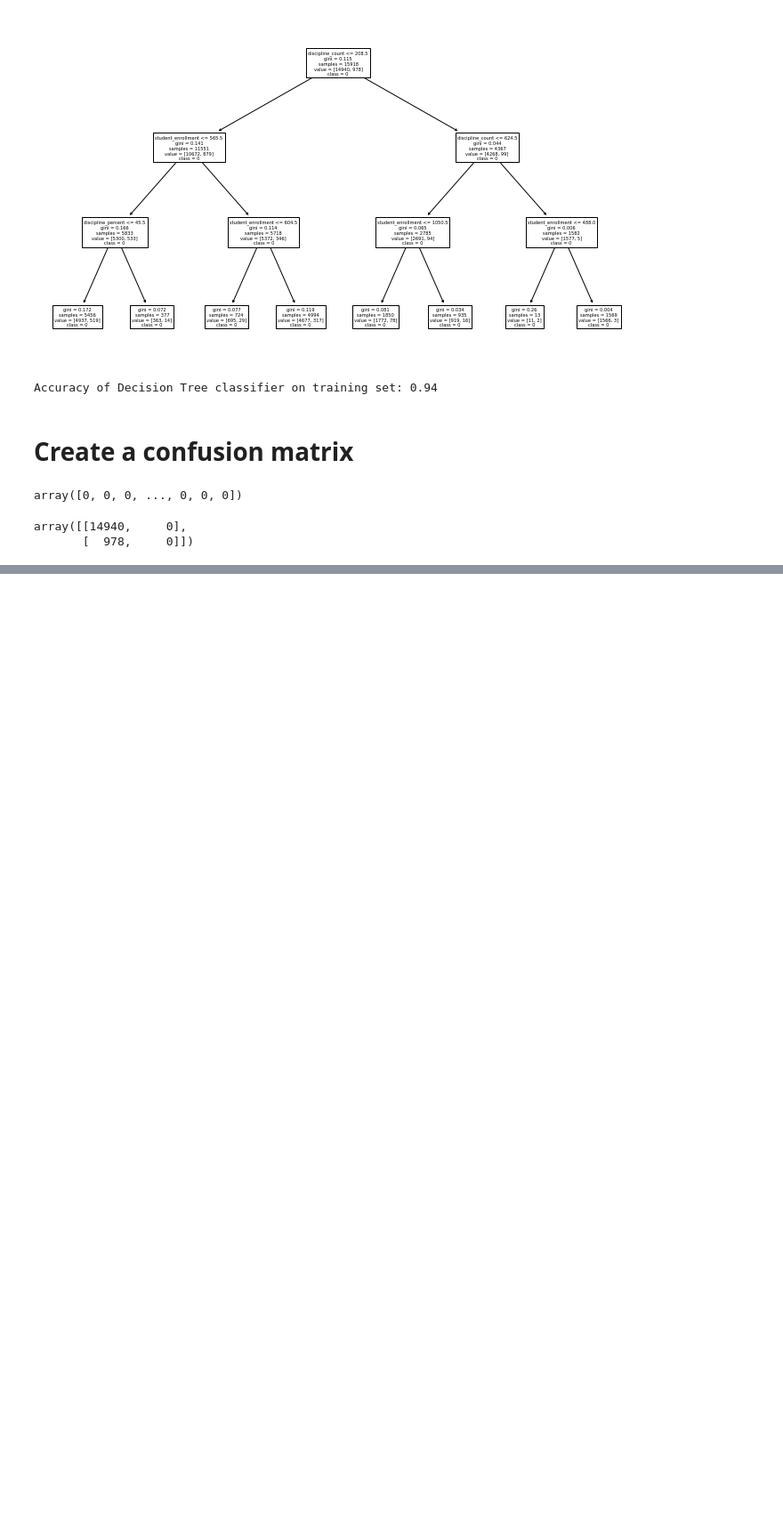
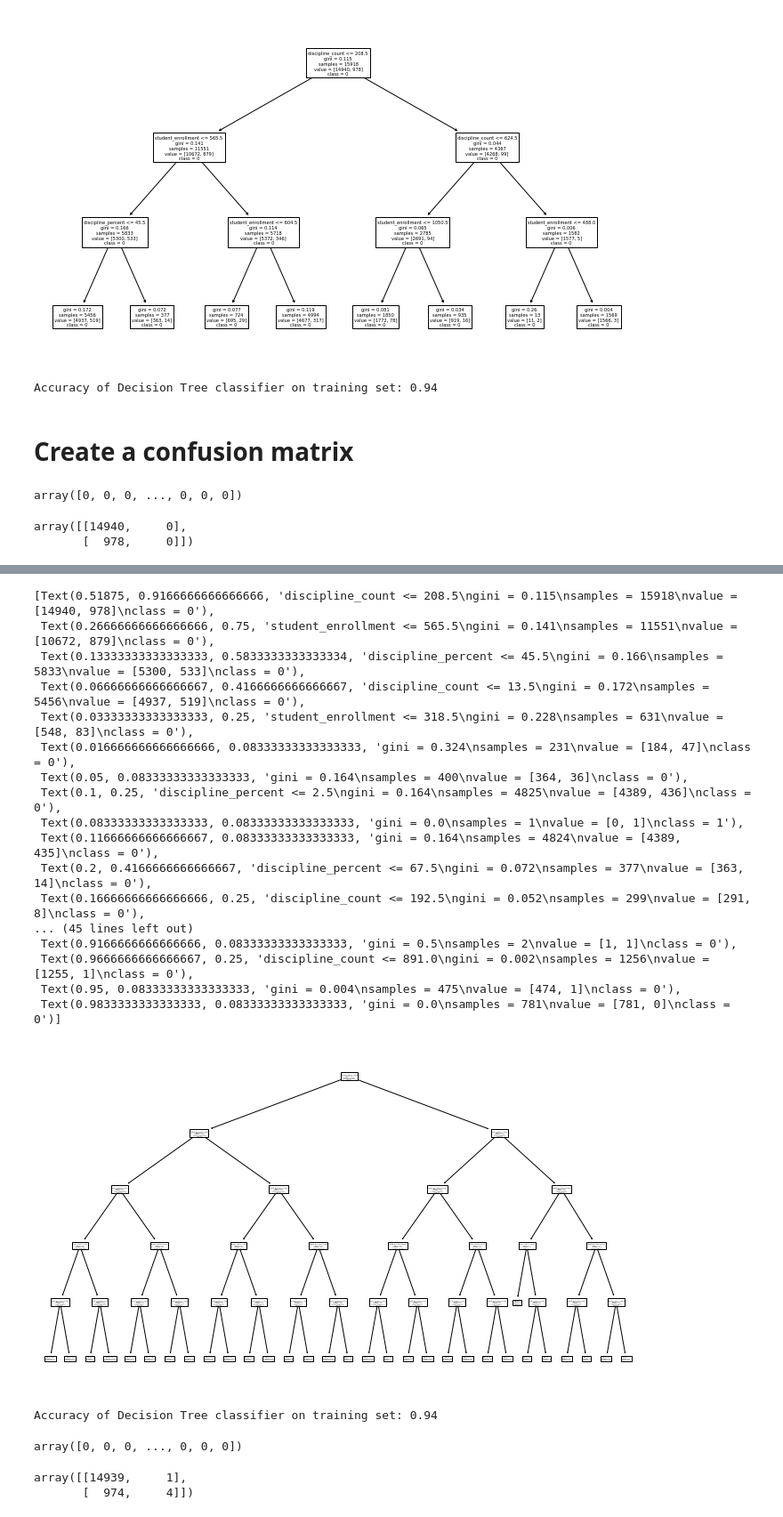
Before and after one commit to raedownen/independent_classification, a Jupyter notebook: notebook.ipynb, the cells around one changed output, grey strips where cells are left out. Shown at 89% size. Cells and saved outputs as stored; diff of their text form; code cells hidden in the pictures; blank space fills up the shorter version.

```diff
--- a/notebook.ipynb
+++ b/notebook.ipynb
@@ -691,0 +795,8 @@ weighted avg       0.88      0.94      0.91     15918
+# %%
+# Create the decision tree object and specify hyperparams
+tree5 = DecisionTreeClassifier(max_depth = 5, random_state=123)
+# %%
+tree5.fit(X_train_scaled, y_train)
+
+# Rudimentary visualization of model structure
+print(export_text(tree5, feature_names=X_train_scaled.columns.tolist()))
@@ -691,0 +821,24 @@ weighted avg       0.88      0.94      0.91     15918
+# %%
+# Visualize the tree
+plt.figure(figsize=(12, 7))
+plot_tree(tree5, feature_names=X_train_scaled.columns, class_names=tree5.classes_.astype(str))
+#plt.show()
+# %% [output]
+[Text(0.51875, 0.9166666666666666, 'discipline_count <= 208.5\ngini = 0.115\nsamples = 15918\nvalue = [14940, 978]\nclass = 0'),
+ Text(0.26666666666666666, 0.75, 'student_enrollment <= 565.5\ngini = 0.141\nsamples = 11551\nvalue = [10672, 879]\nclass = 0'),
+ Text(0.13333333333333333, 0.5833333333333334, 'discipline_percent <= 45.5\ngini = 0.166\nsamples = 5833\nvalue = [5300, 533]\nclass = 0'),
+ Text(0.06666666666666667, 0.4166666666666667, 'discipline_count <= 13.5\ngini = 0.172\nsamples = 5456\nvalue = [4937, 519]\nclass = 0'),
+ Text(0.03333333333333333, 0.25, 'student_enrollment <= 318.5\ngini = 0.228\nsamples = 631\nvalue = [548, 83]\nclass = 0'),
+ Text(0.016666666666666666, 0.08333333333333333, 'gini = 0.324\nsamples = 231\nvalue = [184, 47]\nclass = 0'),
+ Text(0.05, 0.08333333333333333, 'gini = 0.164\nsamples = 400\nvalue = [364, 36]\nclass = 0'),
+ Text(0.1, 0.25, 'discipline_percent <= 2.5\ngini = 0.164\nsamples = 4825\nvalue = [4389, 436]\nclass = 0'),
+ Text(0.08333333333333333, 0.08333333333333333, 'gini = 0.0\nsamples = 1\nvalue = [0, 1]\nclass = 1'),
+ Text(0.11666666666666667, 0.08333333333333333, 'gini = 0.164\nsamples = 4824\nvalue = [4389, 435]\nclass = 0'),
+ Text(0.2, 0.4166666666666667, 'discipline_percent <= 67.5\ngini = 0.072\nsamples = 377\nvalue = [363, 14]\nclass = 0'),
+ Text(0.16666666666666666, 0.25, 'discipline_count <= 192.5\ngini = 0.052\nsamples = 299\nvalue = [291, 8]\nclass = 0'),
+... (45 lines left out)
+ Text(0.9166666666666666, 0.08333333333333333, 'gini = 0.5\nsamples = 2\nvalue = [1, 1]\nclass = 0'),
+ Text(0.9666666666666667, 0.25, 'discipline_count <= 891.0\ngini = 0.002\nsamples = 1256\nvalue = [1255, 1]\nclass = 0'),
+ Text(0.95, 0.08333333333333333, 'gini = 0.004\nsamples = 475\nvalue = [474, 1]\nclass = 0'),
+ Text(0.9833333333333333, 0.08333333333333333, 'gini = 0.0\nsamples = 781\nvalue = [781, 0]\nclass = 0')]
+[figure, added]
@@ -691,0 +849,9 @@ weighted avg       0.88      0.94      0.91     15918
+# %%
+print('Accuracy of Decision Tree classifier on training set: {:.2f}'
+      .format(tree5.score(X_train_scaled, y_train)))
+# %% [output]
+Accuracy of Decision Tree classifier on training set: 0.94
+# %%
+tree5.predict(X_train_scaled)
+# %% [output]
+array([0, 0, 0, ..., 0, 0, 0])
@@ -691,0 +861,5 @@ weighted avg       0.88      0.94      0.91     15918
+# %%
+confusion_matrix(actual5, predictions5)
+# %% [output]
+array([[14939,     1],
+       [  974,     4]])
```
Also changed, not shown: parts of 115 cells of this notebook.
